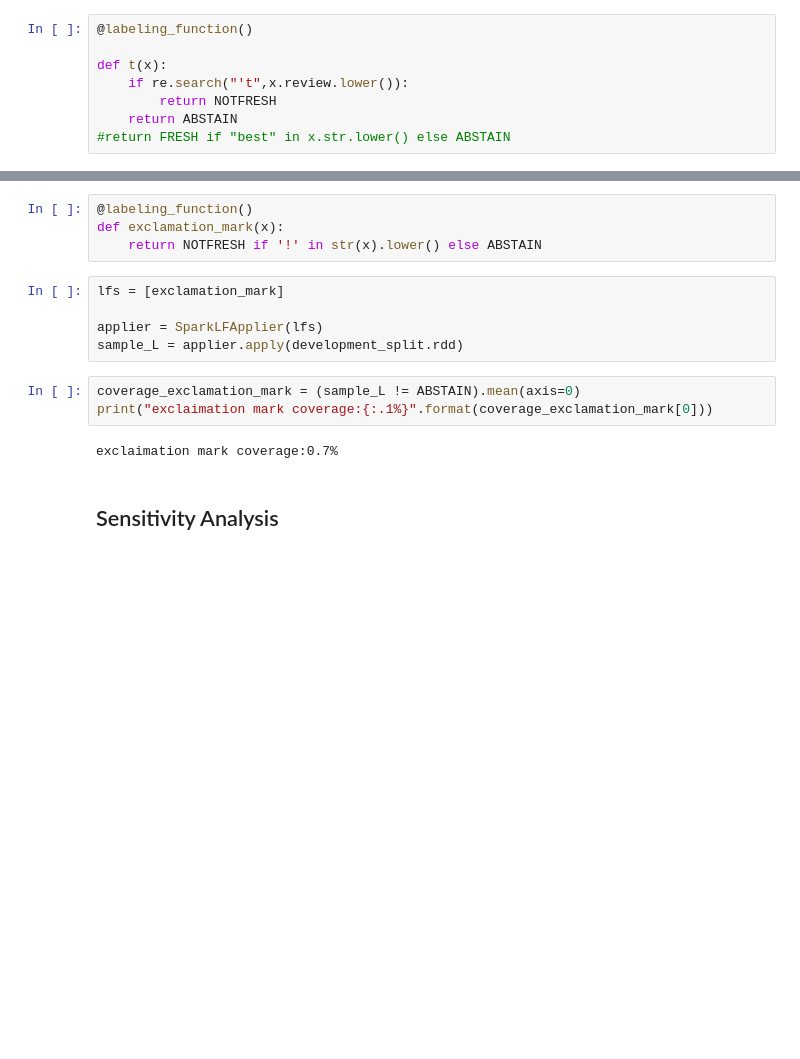
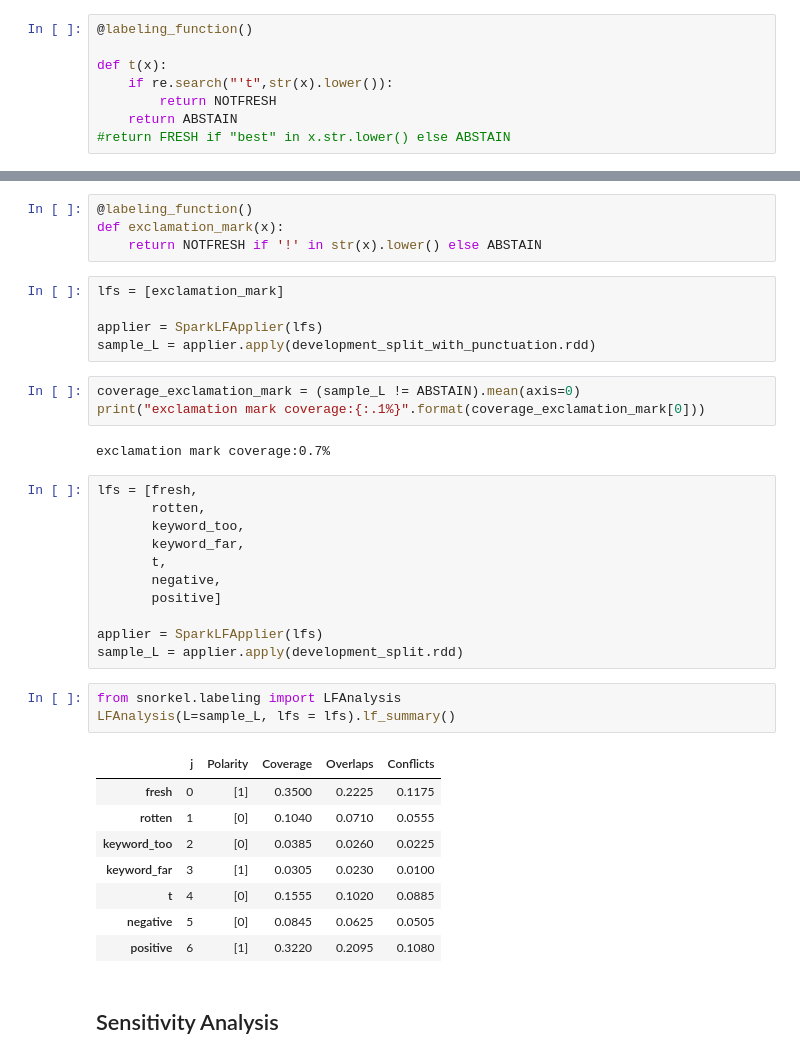
Before and after one commit to KatharinaWiedmann/DataEngGroupProject, a Jupyter notebook: Cleaned_project.ipynb, the cells around one changed output, grey strips where cells are left out. Drawn from its saved outputs; the diff is of its cells as text; blank space fills up the shorter version.

Commit message:
Combined the label functions

```diff
--- a/Cleaned_project.ipynb
+++ b/Cleaned_project.ipynb
@@ -1181,7 +1194,7 @@ keyword far coverage:3.0%
 @labeling_function()
 
 def t(x):
-    if re.search("'t",x.review.lower()):
+    if re.search("'t",str(x).lower()):
         return NOTFRESH
     return ABSTAIN
 #return FRESH if "best" in x.str.lower() else ABSTAIN
@@ -1367,12 +1375,35 @@ def exclamation_mark(x):
 lfs = [exclamation_mark]
 
 applier = SparkLFApplier(lfs)
-sample_L = applier.apply(development_split.rdd)
+sample_L = applier.apply(development_split_with_punctuation.rdd)
 # %%
 coverage_exclamation_mark = (sample_L != ABSTAIN).mean(axis=0)
-print("exclaimation mark coverage:{:.1%}".format(coverage_exclamation_mark[0]))
+print("exclamation mark coverage:{:.1%}".format(coverage_exclamation_mark[0]))
 # %% [output]
-exclaimation mark coverage:0.7%
+exclamation mark coverage:0.7%
+# %%
+lfs = [fresh,
+       rotten,
+       keyword_too,
+       keyword_far,
+       t,
+       negative,
+       positive]
+
+applier = SparkLFApplier(lfs)
+sample_L = applier.apply(development_split.rdd)
+# %%
+from snorkel.labeling import LFAnalysis
+LFAnalysis(L=sample_L, lfs = lfs).lf_summary()
+# %% [output]
+|  | j | Polarity | Coverage | Overlaps | Conflicts |
+| fresh | 0 | [1] | 0.3500 | 0.2225 | 0.1175 |
+| rotten | 1 | [0] | 0.1040 | 0.0710 | 0.0555 |
+| keyword_too | 2 | [0] | 0.0385 | 0.0260 | 0.0225 |
+| keyword_far | 3 | [1] | 0.0305 | 0.0230 | 0.0100 |
+| t | 4 | [0] | 0.1555 | 0.1020 | 0.0885 |
+| negative | 5 | [0] | 0.0845 | 0.0625 | 0.0505 |
+| positive | 6 | [1] | 0.3220 | 0.2095 | 0.1080 |
 # %% [markdown]
 ## Sensitivity Analysis
 # %%
```
Also changed, not shown: parts of 10 cells of this notebook.
